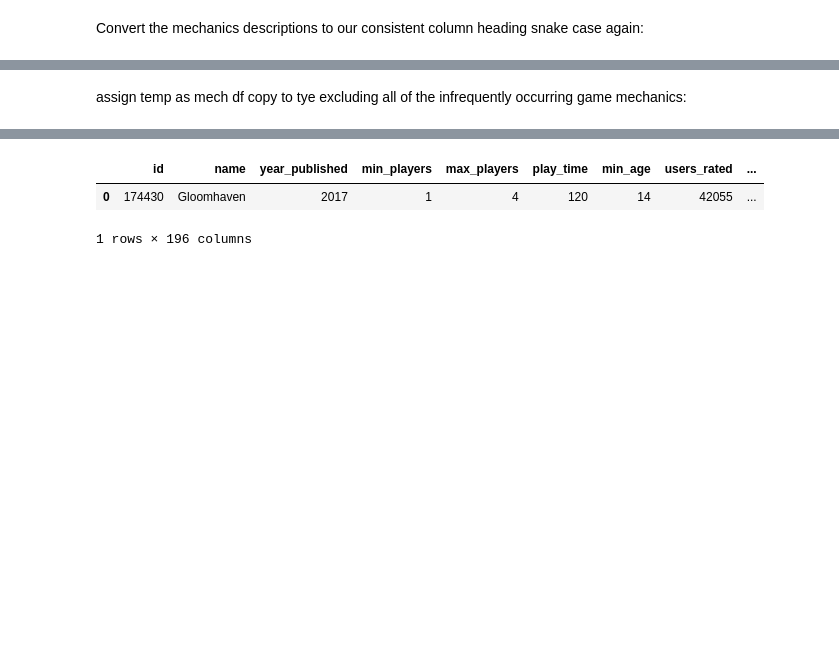
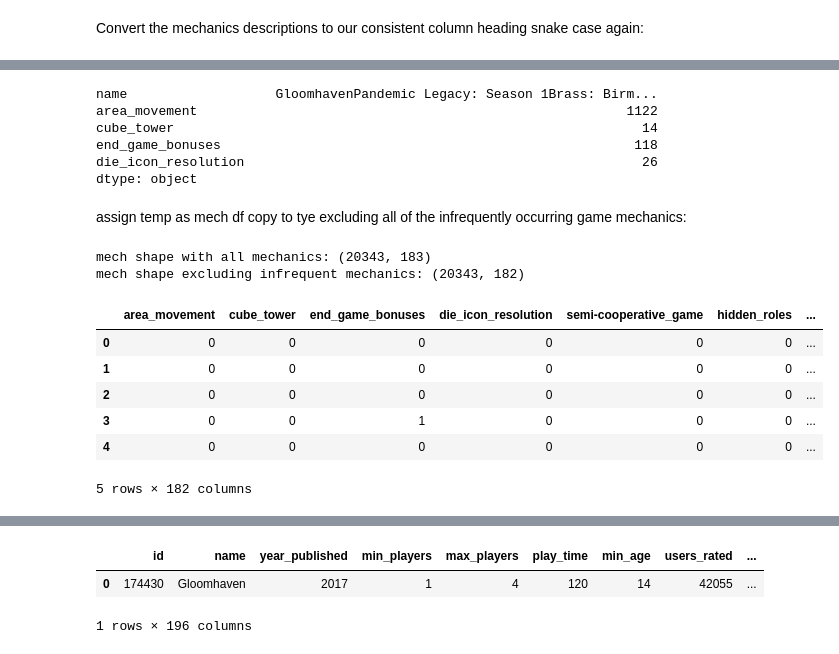
Before and after one commit to jdormaar/Boardgame_Preferences_Predictive_Analysis, a Jupyter notebook: workbook/notebook.ipynb, the cells around one changed output, grey strips where cells are left out. Drawn from its saved outputs; the diff is of its cells as text; code cells hidden in the pictures; blank space fills up the shorter version.

```diff
--- a/workbook/notebook.ipynb
+++ b/workbook/notebook.ipynb
@@ -894,5 +891,37 @@ mech.to_csv(f'../data/df_mechanics_dummies_{session}.csv', index=False)
+# %%
+mech.sum().head()
+# %% [output]
+name                   GloomhavenPandemic Legacy: Season 1Brass: Birm...
+area_movement                                                       1122
+cube_tower                                                            14
+end_game_bonuses                                                     118
+die_icon_resolution                                                   26
+dtype: object
 # %%
 # # reassign game name column to the index for the mech table
 # mech.index = mech.name
 # %% [markdown]
 assign temp as mech df copy to tye excluding all of the infrequently occurring game mechanics:
+# %%
+print(f'mech shape with all mechanics: {mech.shape}')
+
+temp = mech.copy()
+
+# Count the frequency of each unique value in each column
+value_counts = temp.apply(lambda x: x.value_counts())
+
+# Drop columns where the frequency of the most common value is less than 10
+temp.drop([col for col in temp.columns if value_counts[col].max() < 10], axis=1, inplace=True)
+
+print(f'mech shape excluding infrequent mechanics: {temp.shape}')
+temp.head()
+# %% [output]
+mech shape with all mechanics: (20343, 183)
+mech shape excluding infrequent mechanics: (20343, 182)
+|  | area_movement | cube_tower | end_game_bonuses | die_icon_resolution | semi-cooperative_game | hidden_roles | ... |
+| 0 | 0 | 0 | 0 | 0 | 0 | 0 | ... |
+| 1 | 0 | 0 | 0 | 0 | 0 | 0 | ... |
+| 2 | 0 | 0 | 0 | 0 | 0 | 0 | ... |
+| 3 | 0 | 0 | 1 | 0 | 0 | 0 | ... |
+| 4 | 0 | 0 | 0 | 0 | 0 | 0 | ... |
+5 rows × 182 columns
```
Also changed, not shown: parts of 23 cells of this notebook, 2 other files.
